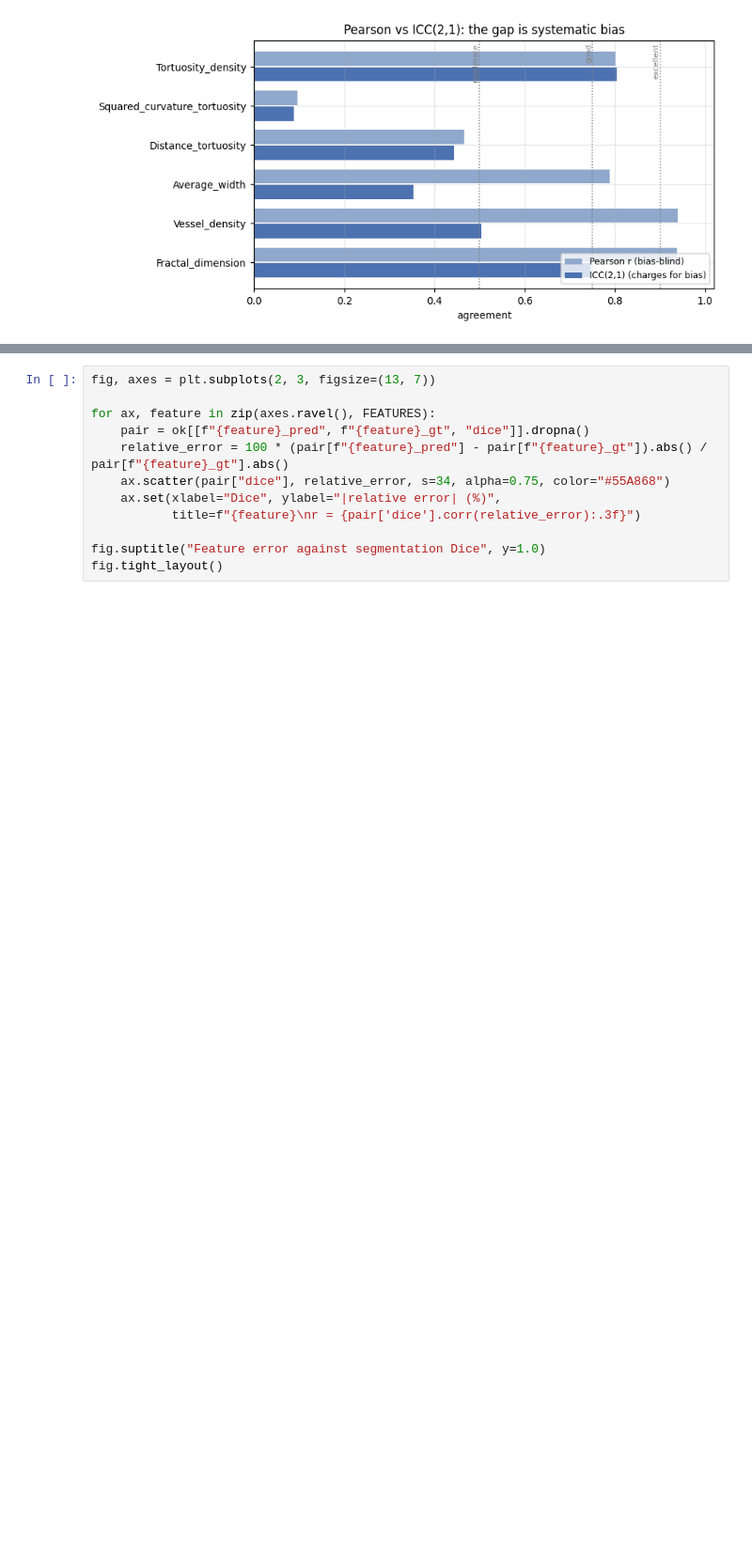
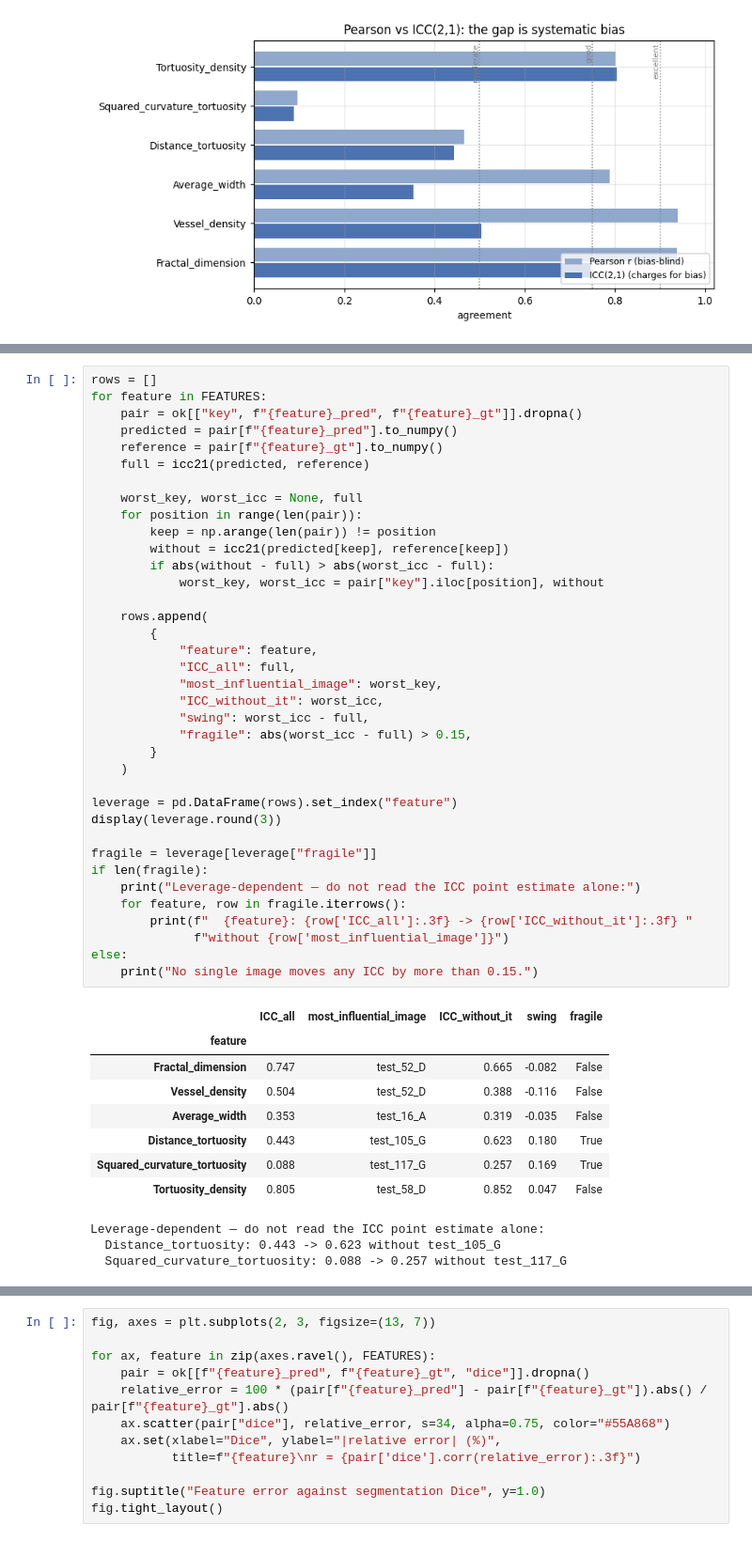
Before and after one commit to staskh/AutoMorph, a Jupyter notebook: benchmark/analysis.ipynb, the cells around one changed output, grey strips where cells are left out. Shown at 94% size. Saved outputs shown, nothing was run; the diff lists cells and outputs as text; blank space fills up the shorter version.

```diff
--- a/benchmark/analysis.ipynb
+++ b/benchmark/analysis.ipynb
@@ -286,3 +301,52 @@ Tortuosity_density               r= 0.802 (p=8.6e-07)   rho= 0.791 (p=1.5e-06)
+# %%
+rows = []
+for feature in FEATURES:
+    pair = ok[["key", f"{feature}_pred", f"{feature}_gt"]].dropna()
+    predicted = pair[f"{feature}_pred"].to_numpy()
+    reference = pair[f"{feature}_gt"].to_numpy()
+    full = icc21(predicted, reference)
+
+    worst_key, worst_icc = None, full
+    for position in range(len(pair)):
+        keep = np.arange(len(pair)) != position
+        without = icc21(predicted[keep], reference[keep])
+        if abs(without - full) > abs(worst_icc - full):
+            worst_key, worst_icc = pair["key"].iloc[position], without
+
+    rows.append(
+        {
+            "feature": feature,
+            "ICC_all": full,
+            "most_influential_image": worst_key,
+            "ICC_without_it": worst_icc,
+            "swing": worst_icc - full,
+            "fragile": abs(worst_icc - full) > 0.15,
+        }
+    )
+
+leverage = pd.DataFrame(rows).set_index("feature")
+display(leverage.round(3))
+
+fragile = leverage[leverage["fragile"]]
+if len(fragile):
+    print("Leverage-dependent — do not read the ICC point estimate alone:")
+    for feature, row in fragile.iterrows():
+        print(f"  {feature}: {row['ICC_all']:.3f} -> {row['ICC_without_it']:.3f} "
+              f"without {row['most_influential_image']}")
+else:
+    print("No single image moves any ICC by more than 0.15.")
+# %% [output]
+|  | ICC_all | most_influential_image | ICC_without_it | swing | fragile |
+| feature |  |  |  |  |  |
+| Fractal_dimension | 0.747 | test_52_D | 0.665 | -0.082 | False |
+| Vessel_density | 0.504 | test_52_D | 0.388 | -0.116 | False |
+| Average_width | 0.353 | test_16_A | 0.319 | -0.035 | False |
+| Distance_tortuosity | 0.443 | test_105_G | 0.623 | 0.180 | True |
+| Squared_curvature_tortuosity | 0.088 | test_117_G | 0.257 | 0.169 | True |
+| Tortuosity_density | 0.805 | test_58_D | 0.852 | 0.047 | False |
+Leverage-dependent — do not read the ICC point estimate alone:
+  Distance_tortuosity: 0.443 -> 0.623 without test_105_G
+  Squared_curvature_tortuosity: 0.088 -> 0.257 without test_117_G
 # %%
 fig, axes = plt.subplots(2, 3, figsize=(13, 7.5))
 
```
Also changed, not shown: parts of 25 cells of this notebook, 19 other files.
